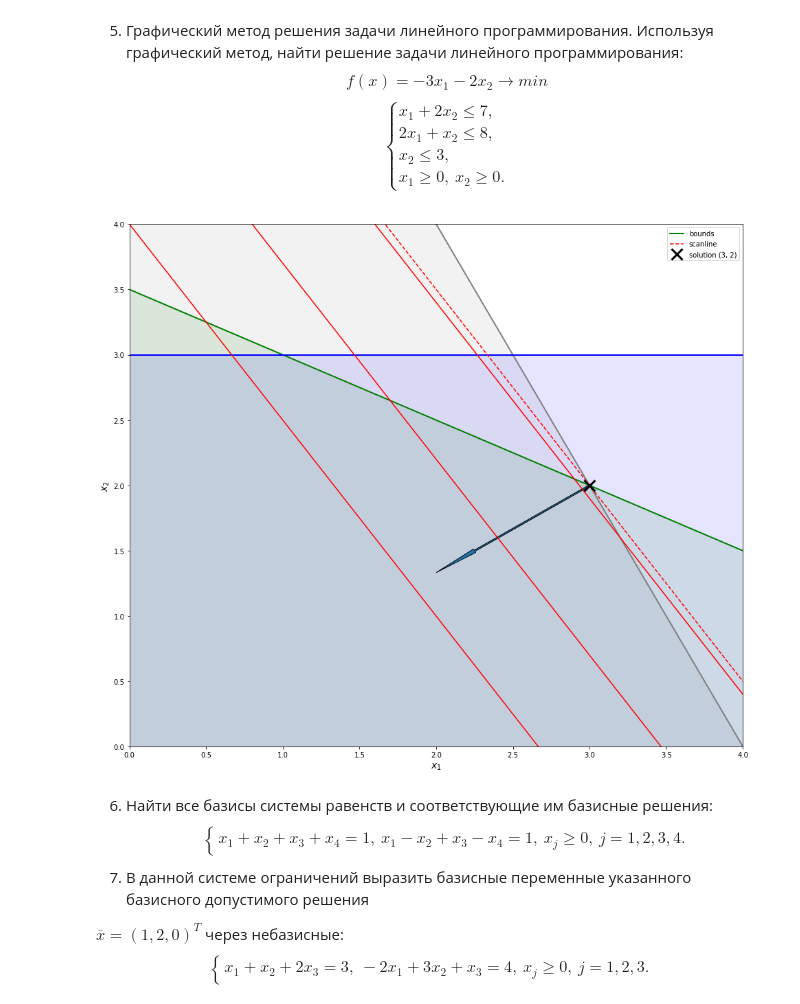
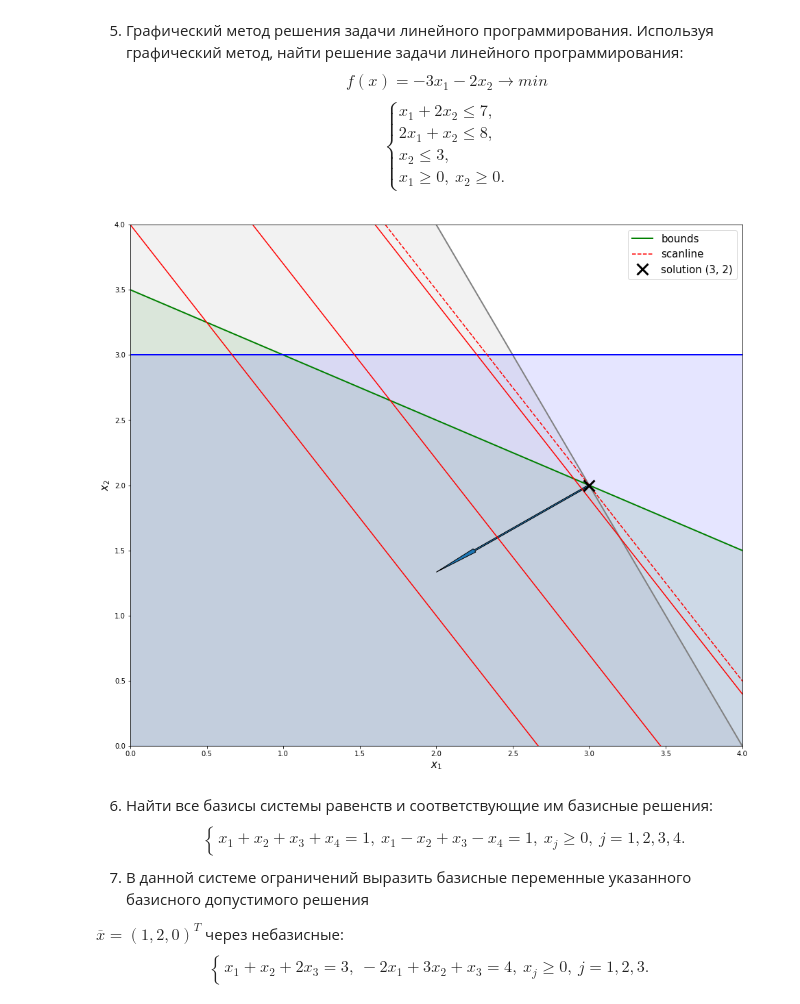
Before and after one commit to Mervap/OptimizationMethods, a Jupyter notebook: lab3/report.ipynb, the cells around one changed output. Drawn from its saved outputs; the diff is of its cells as text; code cells hidden in the pictures.

```diff
--- a/lab3/report.ipynb
+++ b/lab3/report.ipynb
@@ -53,32 +53,32 @@ $$
 # %%
 plt.figure(figsize=(16, 14))
 
 xs = np.linspace(-5, 5, 1000)
 f1 = (7 - xs) / 2
 f2 = 8 - 2 * xs
 f3 = [3 for _ in range(len(xs))]
 plt.plot(xs, f1, color='g', linewidth=2, label='bounds')
 plt.fill_between(xs, f1, alpha=0.1, color='g')
 
 plt.plot(xs, f2, color='gray', linewidth=2)
 plt.fill_between(xs, f2, alpha=0.1, color='gray')
 
 plt.plot(xs, f3, color='b', linewidth=2)
 plt.fill_between(xs, f3, alpha=0.1, color='b')
 
 for b in np.linspace(4, 6.4, 3):
     plt.plot(xs, list(map(lambda x: -3/2*x + b, xs)), color='r')
 plt.plot(xs, list(map(lambda x: -3/2*x + 6.5, xs)), color='r', linestyle='--', label='scanline')
 plt.arrow(3, 2, -1, -2 / 3, width=0.01, head_length=0.3, length_includes_head=True)
 plt.plot(3, 2, 'x', color='black', ms=16, mew=3, label='solution (3, 2)')
 
 plt.axis([0, 4, 0, 4])
-plt.xlabel("$x_1$", fontsize=14)
-plt.ylabel("$x_2$", fontsize=14)
-plt.legend()
+plt.xlabel("$x_1$", fontsize=15)
+plt.ylabel("$x_2$", fontsize=15)
+plt.legend(fontsize=15)
 plt.show()
 # %% [output]
-[figure, old version]
+[figure, new version]
 # %% [markdown]
 6. Найти все базисы системы равенств и соответствующие им базисные решения:
 $$
```
